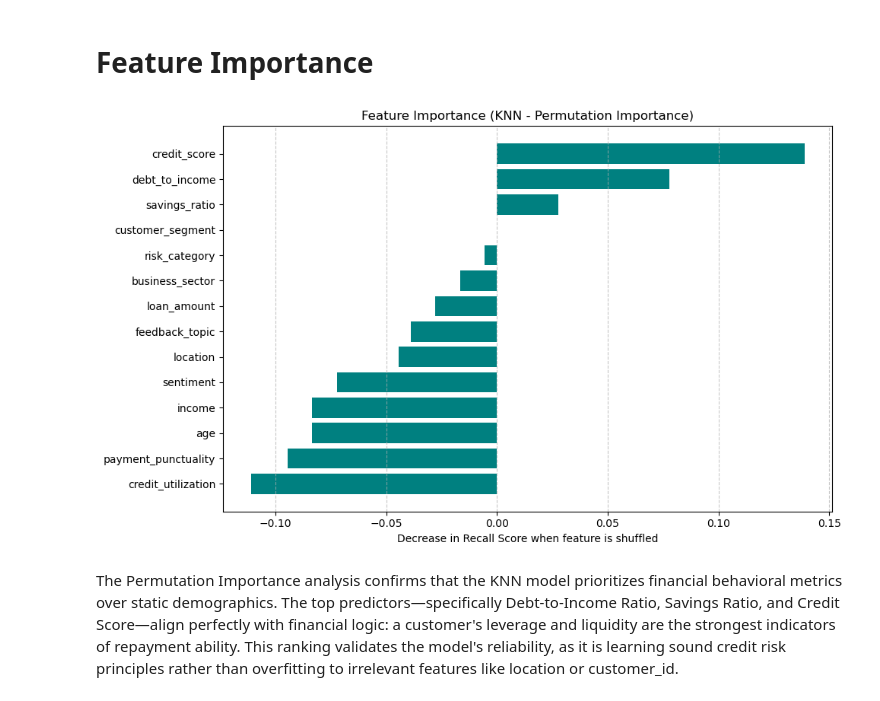
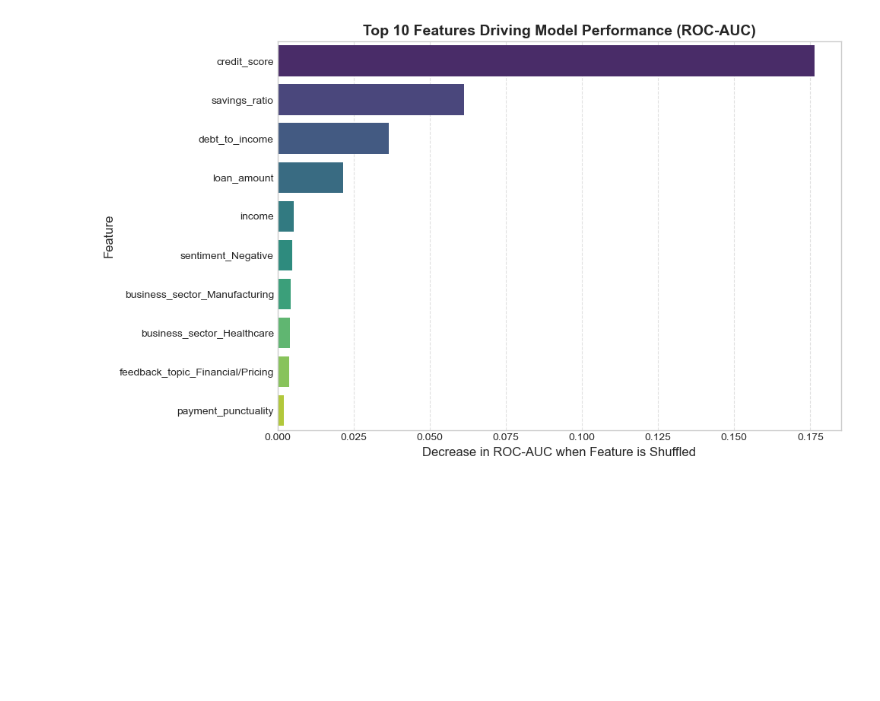
Before and after one commit to ShuHuiK/WIE3007_Group_Assignment, a Jupyter notebook: KNN_Model_Development.ipynb, the cells around one changed output. Saved outputs shown, nothing was run; the diff lists cells and outputs as text; code cells hidden in the pictures; blank space fills up the shorter version.

```diff
--- a/KNN_Model_Development.ipynb
+++ b/KNN_Model_Development.ipynb
@@ -171,25 +219,39 @@ The KNN model is statistically "less accurate" overall, but **financially superi
-# %% [markdown]
-# Feature Importance
-# %%
-# 1. Calculate Permutation Importance
-# Use 'recall' as the scoring metric to match the business goal
-result = permutation_importance(
-    best_model, X_test, y_test, n_repeats=10, random_state=42, scoring='recall'
-)
-
-# 2. Organize the data
-feature_names = X.columns
-sorted_idx = result.importances_mean.argsort()
-
-# 3. Plot
-plt.figure(figsize=(10, 6))
-plt.barh(feature_names[sorted_idx], result.importances_mean[sorted_idx], color='teal')
-plt.xlabel("Decrease in Recall Score when feature is shuffled")
-plt.title("Feature Importance (KNN - Permutation Importance)")
-plt.grid(axis='x', linestyle='--', alpha=0.7)
-plt.tight_layout()
-plt.show()
-# %% [output]
-[figure, removed]
-# %% [markdown]
-The Permutation Importance analysis confirms that the KNN model prioritizes financial behavioral metrics over static demographics. The top predictors—specifically Debt-to-Income Ratio, Savings Ratio, and Credit Score—align perfectly with financial logic: a customer's leverage and liquidity are the strongest indicators of repayment ability. This ranking validates the model's reliability, as it is learning sound credit risk principles rather than overfitting to irrelevant features like location or customer_id.
+# %%
+from sklearn.inspection import permutation_importance
+import numpy as np
+import pandas as pd
+import matplotlib.pyplot as plt
+import seaborn as sns
+
+# 1. Ensure data is dense
+X_test_dense = X_test_processed.toarray() if hasattr(X_test_processed, "toarray") else X_test_processed
+
+# 2. Get correct names for all encoded features (total ~76)
+cat_names = preprocessor.named_transformers_['cat'].get_feature_names_out(categorical_features)
+all_feature_names = np.concatenate([numeric_features, cat_names])
+
+# 3. Calculate Importance using ROC-AUC
+result = permutation_importance(
+    final_knn, X_test_dense, y_test,
+    n_repeats=10,
+    random_state=42,
+    scoring='roc_auc'
+)
+
+# 4. Create DataFrame and select TOP 10
+importance_df = pd.DataFrame({
+    'Feature': all_feature_names,
+    'Importance': result.importances_mean
+}).sort_values(by='Importance', ascending=False).head(10)
+
+# 5. Plot Top 10
+plt.figure(figsize=(10, 6))
+sns.barplot(data=importance_df, x='Importance', y='Feature', palette='viridis')
+plt.title('Top 10 Features Driving Model Performance (ROC-AUC)', fontsize=14, fontweight='bold')
+plt.xlabel('Decrease in ROC-AUC when Feature is Shuffled', fontsize=12)
+plt.ylabel('Feature', fontsize=12)
+plt.grid(axis='x', linestyle='--', alpha=0.6)
+plt.tight_layout()
+plt.show()
+# %% [output]
+[figure, added]
```
Also changed, not shown: parts of 19 cells of this notebook.
